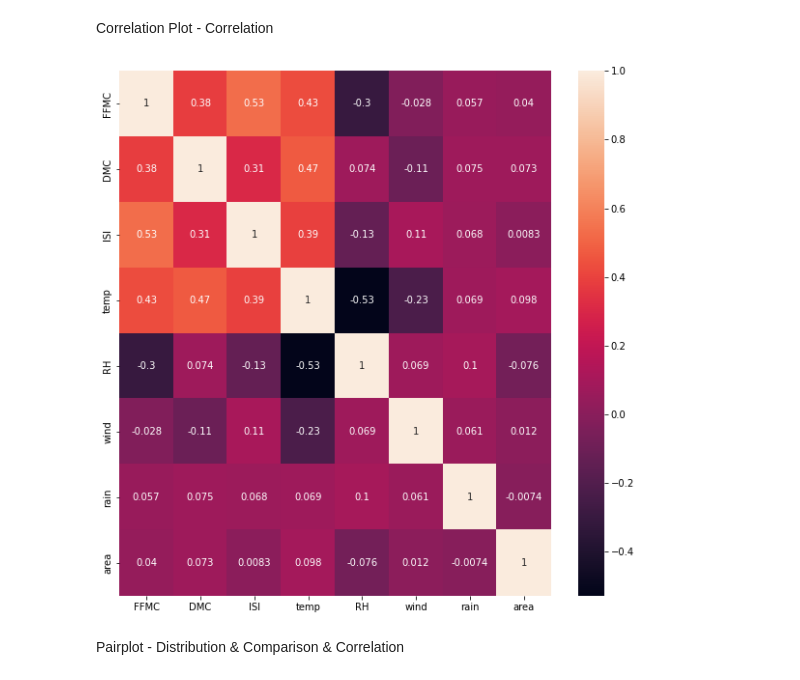
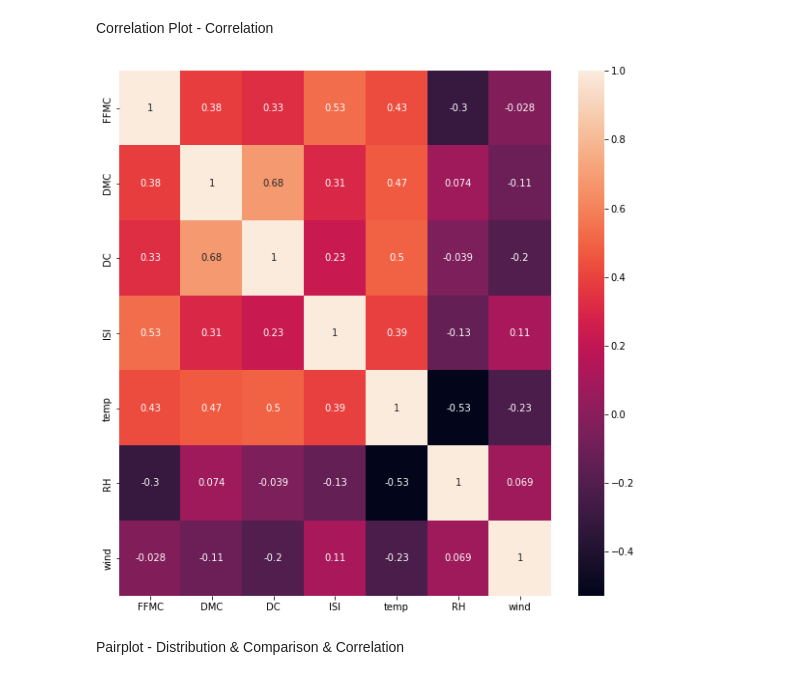
Before and after one commit to MaxZx3000/Forest-Fire, a Jupyter notebook: Final_Project_Forest_Fire_Classifier_(Anthony_Kevin_Oktavius).ipynb, the cells around one changed output. Cells and saved outputs as stored; diff of their text form; code cells hidden in the pictures.

```diff
--- a/Final_Project_Forest_Fire_Classifier_(Anthony_Kevin_Oktavius).ipynb
+++ b/Final_Project_Forest_Fire_Classifier_(Anthony_Kevin_Oktavius).ipynb
@@ -114,11 +129,11 @@ Mendefinisikan field-field target dan features.
 # %%
 features = list(forest_fire_df.columns)
 features.remove(area_field)
-features.remove(month_field)
-features.remove(day_field)
-features.remove(rain_field)
-features.remove(x_field)
-features.remove(y_field)
+# features.remove(month_field)
+# features.remove(day_field)
+# features.remove(rain_field)
+# features.remove(x_field)
+# features.remove(y_field)
 
 target = area_field
 # %% [markdown]
@@ -283,16 +299,16 @@ day month        fri        mon        sat        sun        thu        tue  \
 # %% [markdown]
 Correlation Plot - Correlation
 # %%
-corr_plot_fields = numerical_variables.copy()
+corr_plot_fields = features.copy()
 
 plt.figure(figsize = (10, 10))
 sns.heatmap(
     forest_fire_df[corr_plot_fields].corr(),
     annot = True,
 )
 plt.show()
 # %% [output]
-[figure, old version]
+[figure, new version]
 # %% [markdown]
 Pairplot - Distribution & Comparison & Correlation
 # %%
```
Also changed, not shown: parts of 37 cells of this notebook.
